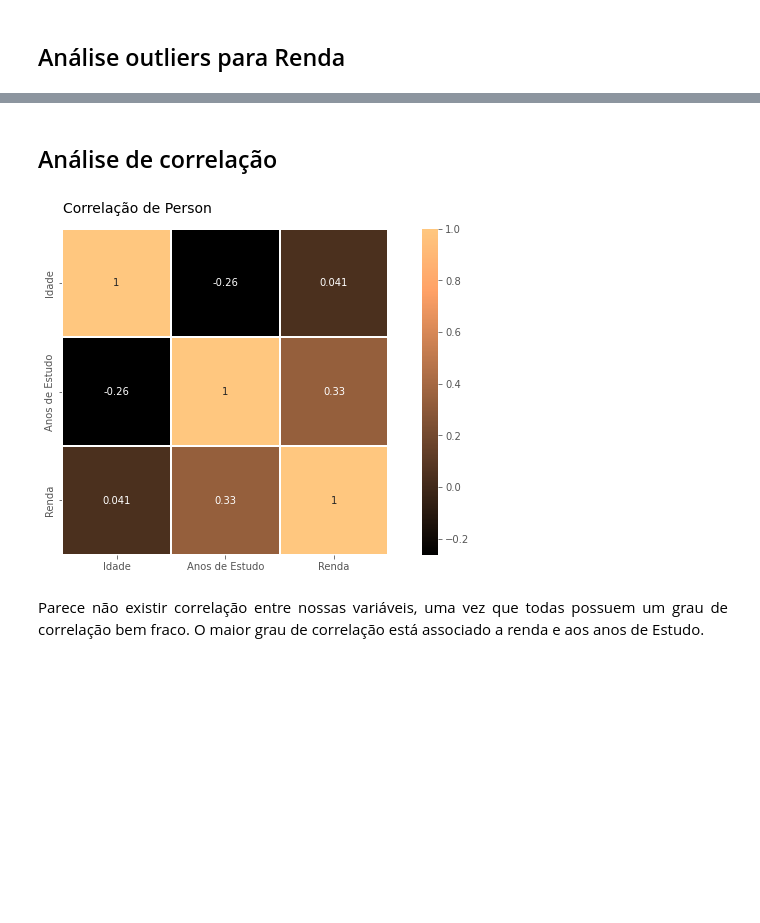
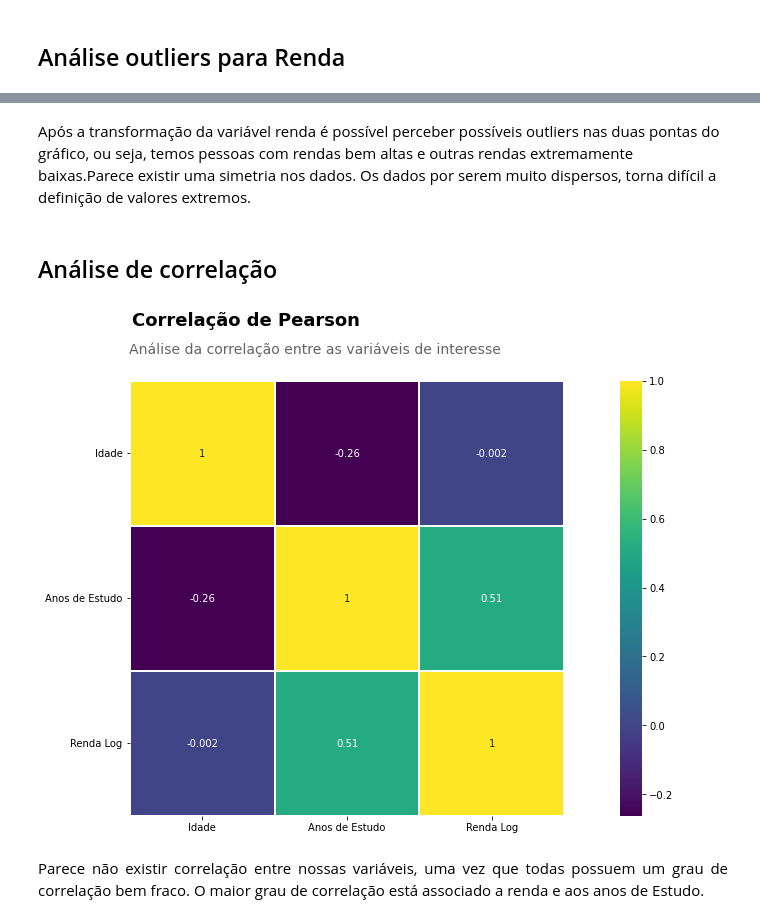
Before and after one commit to LilianeAquino/projeto_aplicado_estatistica, a Jupyter notebook: Análise_Descritiva.ipynb, the cells around one changed output, grey strips where cells are left out. Saved outputs shown, nothing was run; the diff lists cells and outputs as text; code cells hidden in the pictures; blank space fills up the shorter version.

```diff
--- a/Análise_Descritiva.ipynb
+++ b/Análise_Descritiva.ipynb
@@ -111,9 +108,10 @@ import numpy as np
 import seaborn as sns
 import matplotlib.pyplot as plt
 import matplotlib
-matplotlib.style.use(['ggplot'])
+import statsmodels.api as sm
+from scipy.stats import probplot, normaltest
+from sklearn.preprocessing import PolynomialFeatures
 
-plt.rcParams['axes.facecolor']='white'
 plt.rcParams['font.family'] = 'Arial, Helvetica, sans-serif'
 
 warnings.filterwarnings('ignore')
@@ -317,0 +320,3 @@ analise_renda_2
+# %%
+df['Renda Log'] = np.log10(df['Renda'])
+df.sample()
@@ -328,16 +342,24 @@ plt.show()
+# %% [markdown]
+<font size=2.85>Após a transformação da variável renda é possível perceber possíveis outliers nas duas pontas do gráfico, ou seja, temos pessoas com rendas bem altas e outras rendas extremamente baixas.Parece existir uma simetria nos dados. Os dados por serem muito dispersos, torna difícil a definição de valores extremos.</font></p>
 # %% [markdown]
 ## Análise de correlação
 # %%
+suptitle = 'Correlação de Pearson'
+title = 'Análise da correlação entre as variáveis de interesse'
+
 df['Anos de Estudo'] = df['Anos de Estudo'].map(map_anos_estudos)
-corr = df.drop(['Estado', 'Sexo biologico', 'Raca'], axis=1).corr()
+corr = df.drop(['Estado', 'Sexo biologico', 'Raca', 'Renda'], axis=1).corr().round(3)
 
-plt.figure(figsize=(12, 6))
-plt.title('Correlação de Person', y=1.03, size=14, loc='left', x=0.001)
-sns.heatmap(corr, linewidths=0.1, vmax=1.0, square=True, cmap=plt.cm.copper, linecolor='white', annot=True)
+plt.figure(figsize=(20, 8))
+sns.heatmap(corr, linewidths=0.1, vmax=1.0, square=True, cmap=plt.cm.viridis, linecolor='white', annot=True)
+plt.suptitle(suptitle, fontsize=18, y=1., horizontalalignment='left', x=0.445, color='black', weight='bold')
+plt.title(title, fontsize=14, color='#646464', y=1.05, loc='left', x=-0.001)
 plt.xticks(rotation=0, ha='center')
+plt.yticks(rotation=0, ha='right')
+plt.grid(False)
 plt.show()
 # %% [output]
-[figure, old version]
+[figure, new version]
 # %% [markdown]
 <p style='text-align: justify;'><font size=2.85>Parece não existir correlação entre nossas variáveis, uma vez que todas possuem um grau de correlação bem fraco. O maior grau de correlação está associado a renda e aos anos de Estudo.</font></p>
 # %% [markdown]
```
Also changed, not shown: parts of 36 cells of this notebook, 12 other files.
